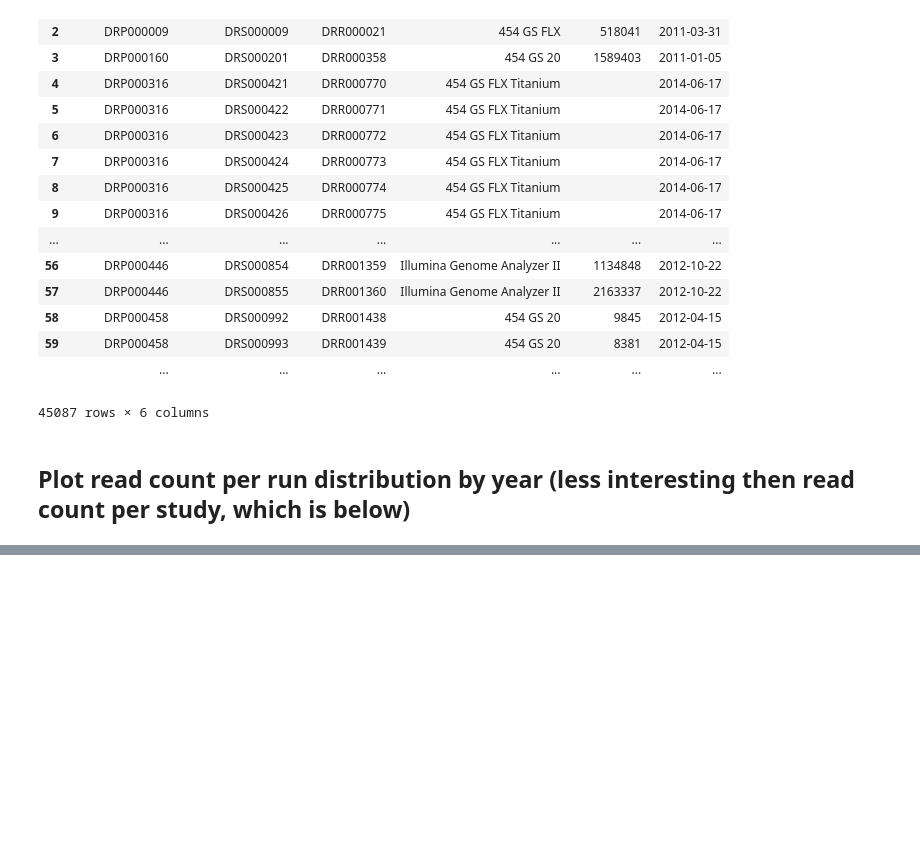
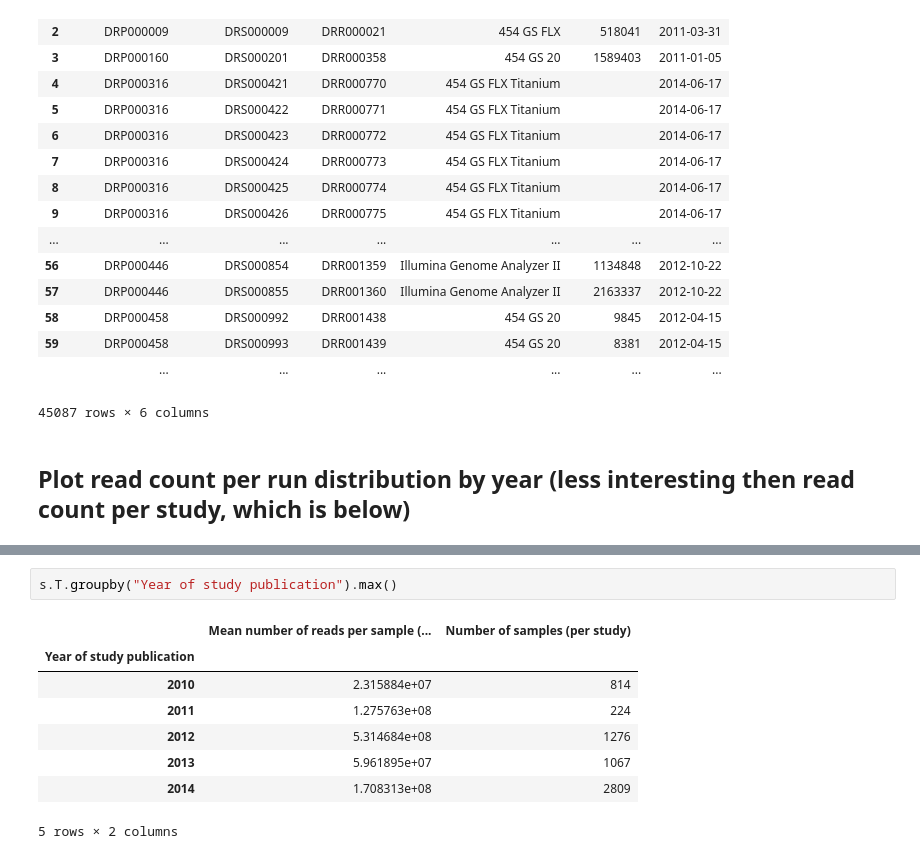
Before and after one commit to gregcaporaso/sketchbook, a Jupyter notebook: 2014.06.25-ebi-rest/notes.ipynb, the cells around one changed output, grey strips where cells are left out. Saved outputs shown, nothing was run; the diff lists cells and outputs as text; blank space fills up the shorter version.

```diff
--- a/2014.06.25-ebi-rest/notes.ipynb
+++ b/2014.06.25-ebi-rest/notes.ipynb
@@ -128,0 +155,11 @@ df.to_csv('read_count_by_sample.csv')
+# %%
+s.T.groupby("Year of study publication").max()
+# %% [output]
+|  | Mean number of reads per sample (... | Number of samples (per study) |
+| Year of study publication |  |  |
+| 2010 | 2.315884e+07 | 814 |
+| 2011 | 1.275763e+08 | 224 |
+| 2012 | 5.314684e+08 | 1276 |
+| 2013 | 5.961895e+07 | 1067 |
+| 2014 | 1.708313e+08 | 2809 |
+5 rows × 2 columns
```
Also changed, not shown: parts of 10 cells of this notebook, 1 other file.
